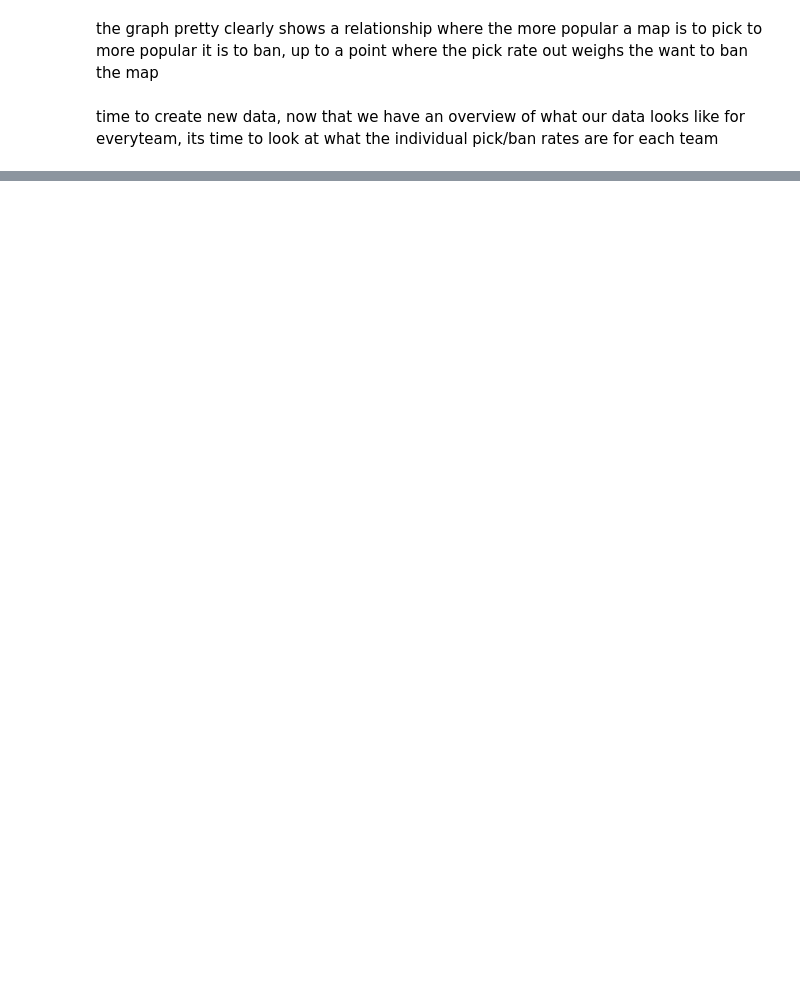
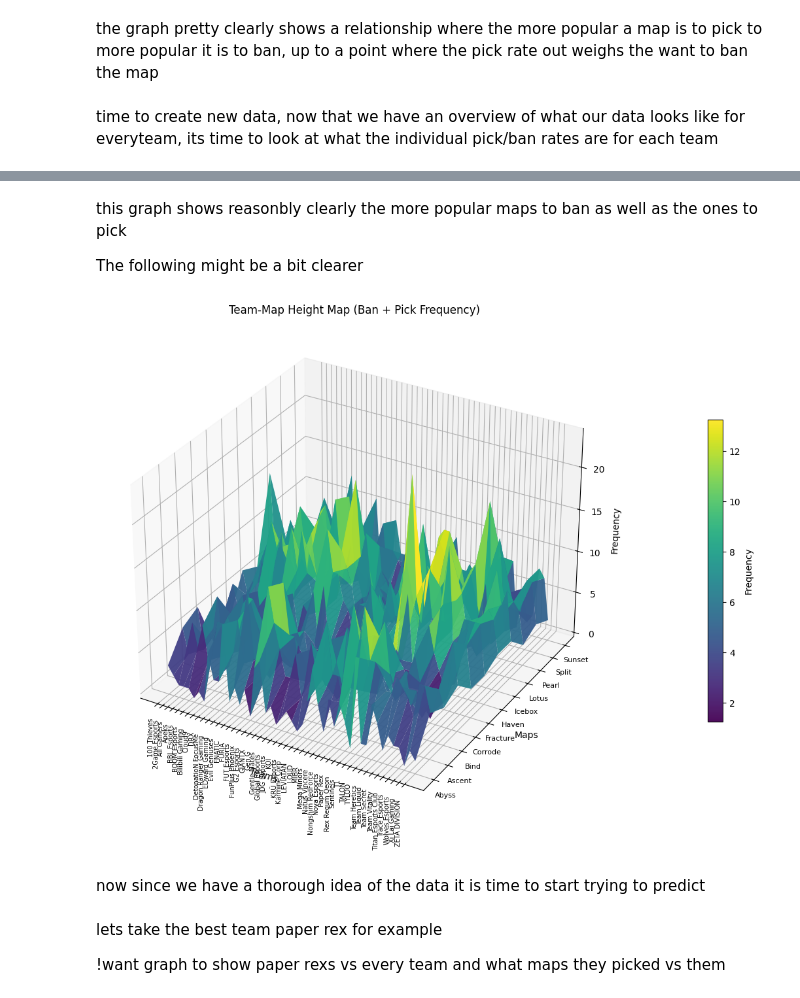
Before and after one commit to TempeHS/2026SE_MLOPSTask_Max.H, a Jupyter notebook: 1.Design/development.ipynb, the cells around one changed output, grey strips where cells are left out. Drawn from its saved outputs; the diff is of its cells as text; code cells hidden in the pictures; blank space fills up the shorter version.

```diff
--- a/1.Design/development.ipynb
+++ b/1.Design/development.ipynb
@@ -176,0 +199,49 @@ time to create new data, now that we have an overview of what our data looks lik
+# %% [markdown]
+this graph shows reasonbly clearly the more popular maps to ban as well as the ones to pick
+
+The following might be a bit clearer
+# %%
+df_plot = df.copy()
+df_plot["Action"] = df_plot["Action"].str.lower().str.strip()
+
+# Use both bans + picks together
+team_map_height = (
+    df_plot[df_plot["Action"].isin(["ban", "pick"])]
+    .groupby(["Team", "Map"])
+    .size()
+    .unstack(fill_value=0)
+    .sort_index()
+)
+
+teams = team_map_height.index.tolist()
+maps = team_map_height.columns.tolist()
+
+X, Y = np.meshgrid(np.arange(len(teams)), np.arange(len(maps)), indexing="ij")
+Z = team_map_height.to_numpy()
+
+fig = plt.figure(figsize=(20, 10))
+ax = fig.add_subplot(111, projection="3d")
+
+surf = ax.plot_surface(X, Y, Z, cmap="viridis", edgecolor="none", alpha=0.95)
+
+ax.set_xlabel("Teams")
+ax.set_ylabel("Maps")
+ax.set_zlabel("Frequency")
+ax.set_title("Team-Map Height Map (Ban + Pick Frequency)")
+
+ax.set_xticks(np.arange(len(teams)))
+ax.set_xticklabels(teams, rotation=90, fontsize=7)
+ax.set_yticks(np.arange(len(maps)))
+ax.set_yticklabels(maps, fontsize=8)
+
+fig.colorbar(surf, ax=ax, pad=0.1, shrink=0.6, label="Frequency")
+plt.tight_layout()
+plt.show()
+# %% [output]
+[figure, added]
+# %% [markdown]
+now since we have a thorough idea of the data it is time to start trying to predict
+# %% [markdown]
+lets take the best team paper rex for example
+
+!want graph to show paper rexs vs every team and what maps they picked vs them
```
Also changed, not shown: parts of 7 cells of this notebook.
